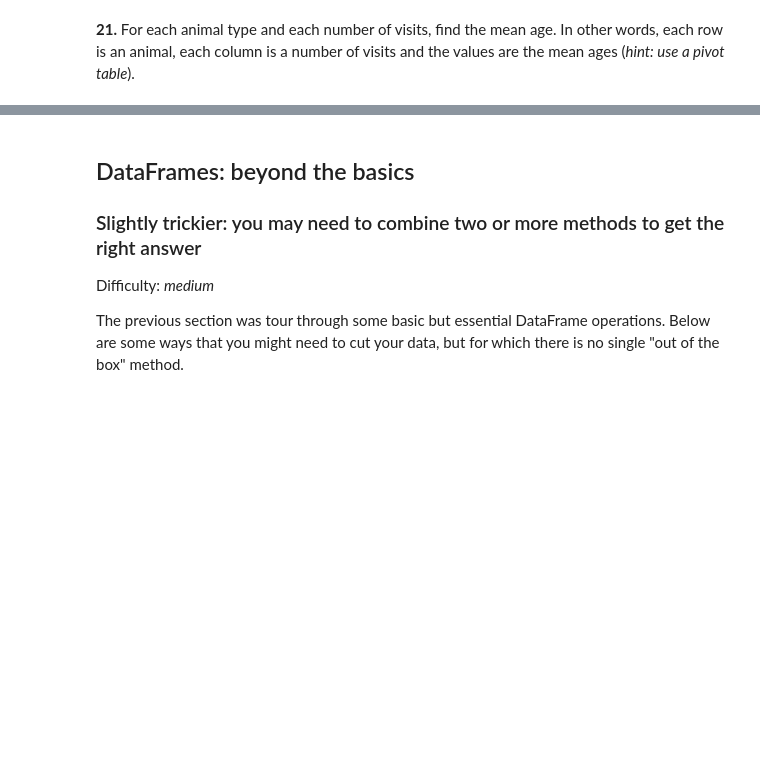
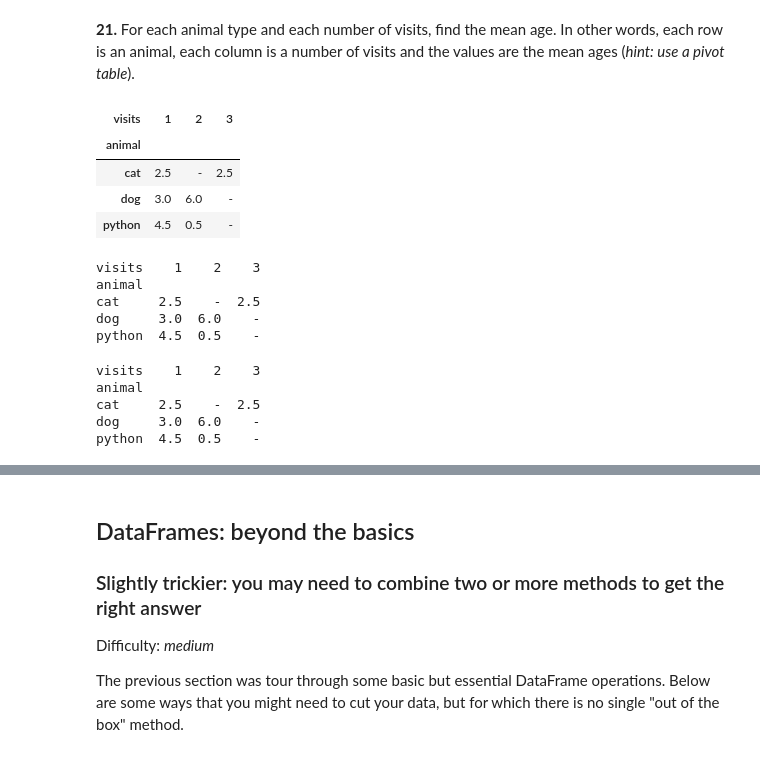
Before and after one commit to xshlc/100-pandas-puzzles, a Jupyter notebook: 100-pandas-puzzles.ipynb, the cells around one changed output, grey strips where cells are left out. Cells and saved outputs as stored; diff of their text form; code cells hidden in the pictures; blank space fills up the shorter version.

```diff
--- a/100-pandas-puzzles.ipynb
+++ b/100-pandas-puzzles.ipynb
@@ -749,2 +1356,76 @@ Name: age, dtype: float64
 # %% [markdown]
 **21.** For each animal type and each number of visits, find the mean age. In other words, each row is an animal, each column is a number of visits and the values are the mean ages (*hint: use a pivot table*).
+# %%
+import pandas as pd
+import numpy as np
+
+# Sample data
+data = {
+    'animal': ['cat', 'cat', 'python', 'dog', 'dog', 'cat', 'python', 'cat', 'dog', 'dog'],
+    'age': [2.5, 3, 0.5, np.nan, 5, 2, 4.5, np.nan, 7, 3],
+    'visits': [1, 3, 2, 3, 2, 3, 1, 1, 2, 1],
+    'priority': [True, True, False, True, False, False, False, True, False, False]
+}
+df = pd.DataFrame(data)
+# %%
+# For older pandas versions
+pivot = pd.pivot_table(
+    data=df,
+    index='animal',
+    columns='visits',
+    values='age',
+    aggfunc='mean'
+)
+
+# Safe conversion to display format
+pivot_display = pivot.where(pd.notnull(pivot), '-')
+pivot_display
+# %% [output]
+| visits | 1 | 2 | 3 |
+| animal |  |  |  |
+| cat | 2.5 | - | 2.5 |
+| dog | 3.0 | 6.0 | - |
+| python | 4.5 | 0.5 | - |
+# %%
+# Set option to prevent silent downcasting (new in pandas 2.2+)
+pd.set_option('future.no_silent_downcasting', True)
+
+# Create pivot table with proper null handling
+pivot = pd.pivot_table(
+    data=df,
+    index='animal',
+    columns='visits',
+    values='age',
+    aggfunc='mean'
+)
+
+# Convert to string representation without downcasting
+pivot_display = pivot.astype(object).fillna('-')
+
+print(pivot_display)
+# %% [output]
+visits    1    2    3
+animal
+cat     2.5    -  2.5
+dog     3.0  6.0    -
+python  4.5  0.5    -
+# %%
+# Create pivot table with modern parameters
+pivot = pd.pivot_table(
+    data=df,
+    index='animal',
+    columns='visits',
+    values='age',
+    aggfunc='mean',
+    fill_value=None  # More modern than '-'
+).astype(object)    # Prevents automatic downcasting
+
+# Optional: Replace None with '-' for display
+pivot_display = pivot.fillna('-')
+print(pivot_display)
+# %% [output]
+visits    1    2    3
+animal
+cat     2.5    -  2.5
+dog     3.0  6.0    -
+python  4.5  0.5    -
```
Also changed, not shown: parts of 37 cells of this notebook.
